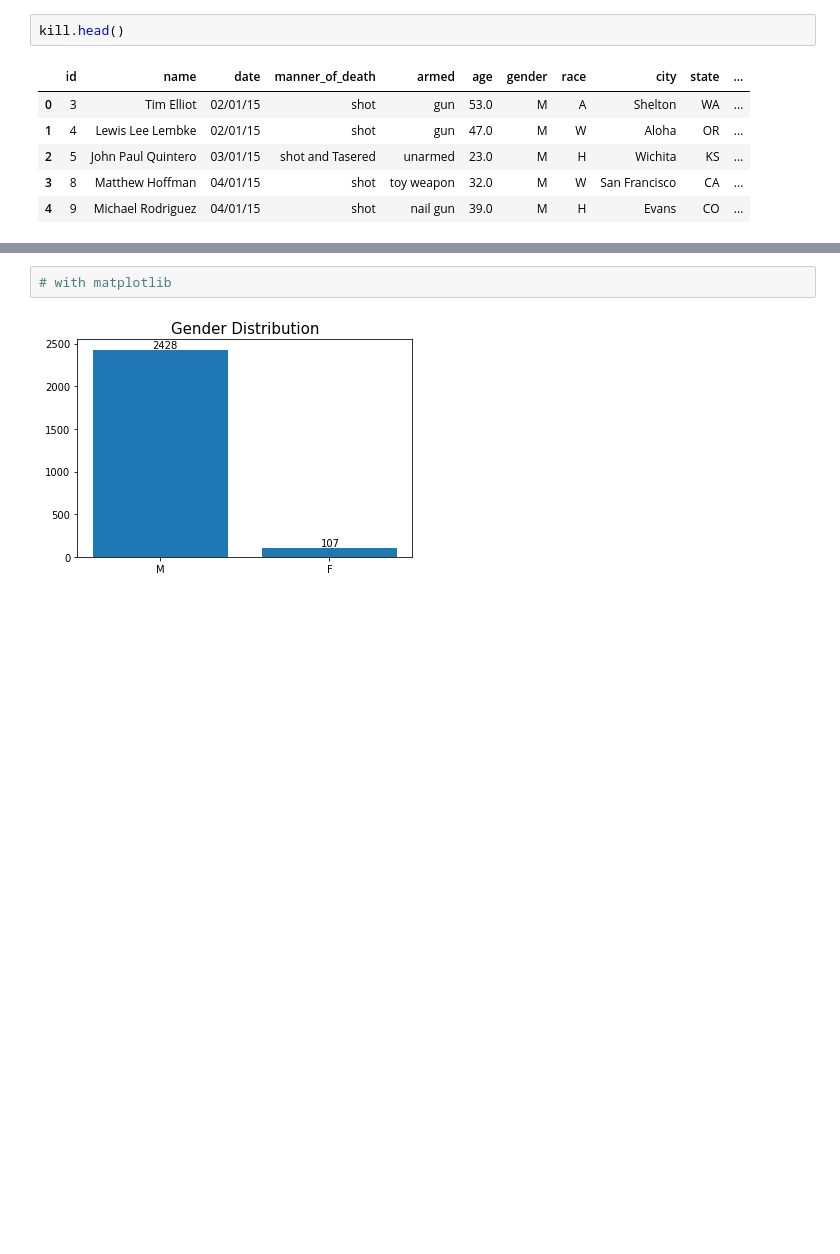
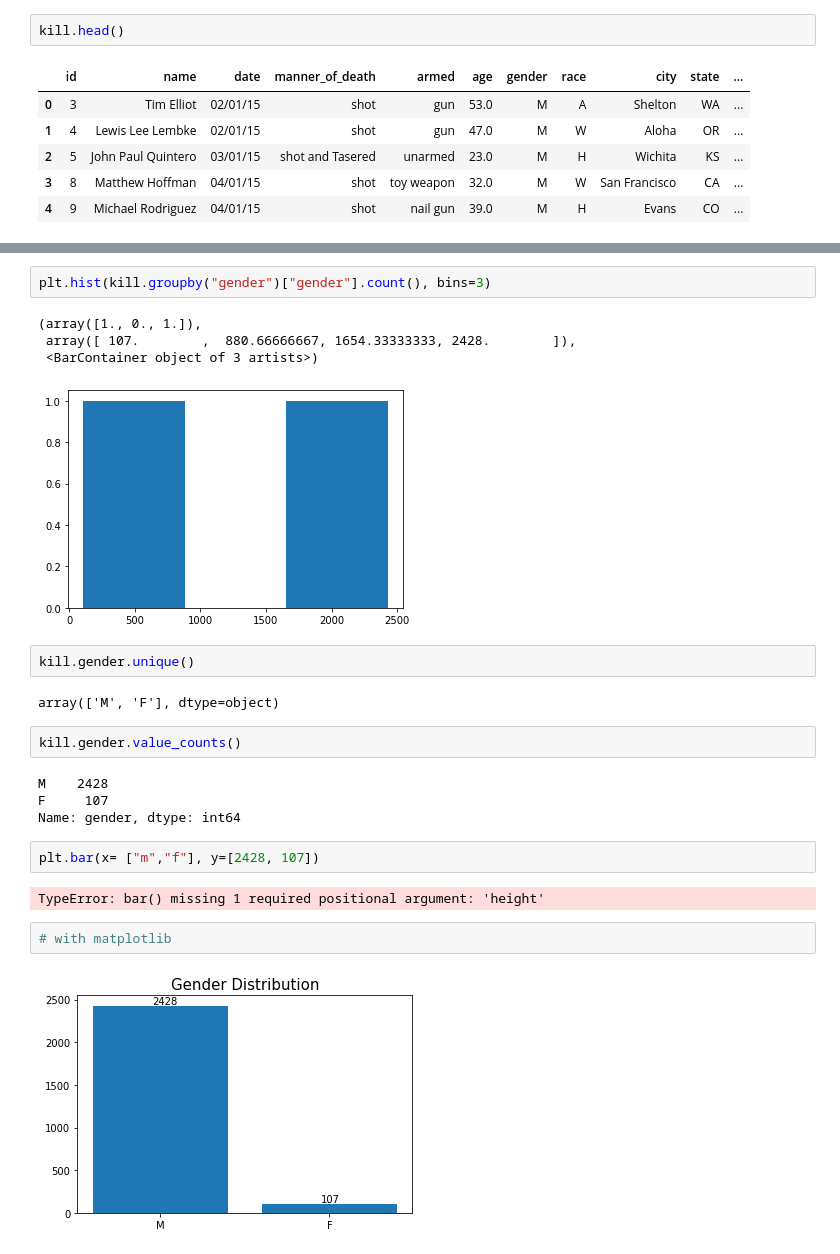
Before and after one commit to muhsinayaz/Assignment, a Jupyter notebook: 22-08-28/Assignment-1 (PoliceKillingUS-Matplotlib) student.ipynb, the cells around one changed output, grey strips where cells are left out. Cells and saved outputs as stored; diff of their text form; blank space fills up the shorter version.

```diff
--- a/22-08-28/Assignment-1 (PoliceKillingUS-Matplotlib) student.ipynb
+++ b/22-08-28/Assignment-1 (PoliceKillingUS-Matplotlib) student.ipynb
@@ -39,3 +59,24 @@ kill.head()
+# %%
+plt.hist(kill.groupby("gender")["gender"].count(), bins=3)
+# %% [output]
+(array([1., 0., 1.]),
+ array([ 107.        ,  880.66666667, 1654.33333333, 2428.        ]),
+ <BarContainer object of 3 artists>)
+[figure, added]
+# %%
+kill.gender.unique()
+# %% [output]
+array(['M', 'F'], dtype=object)
+# %%
+kill.gender.value_counts()
+# %% [output]
+M    2428
+F     107
+Name: gender, dtype: int64
+# %%
+plt.bar(x= ["m","f"], y=[2428, 107])
+# %% [output]
+TypeError: bar() missing 1 required positional argument: 'height'
 # %%
 # with matplotlib
 # %% [output]
```
Also changed, not shown: parts of 34 cells of this notebook, 2 other files.
